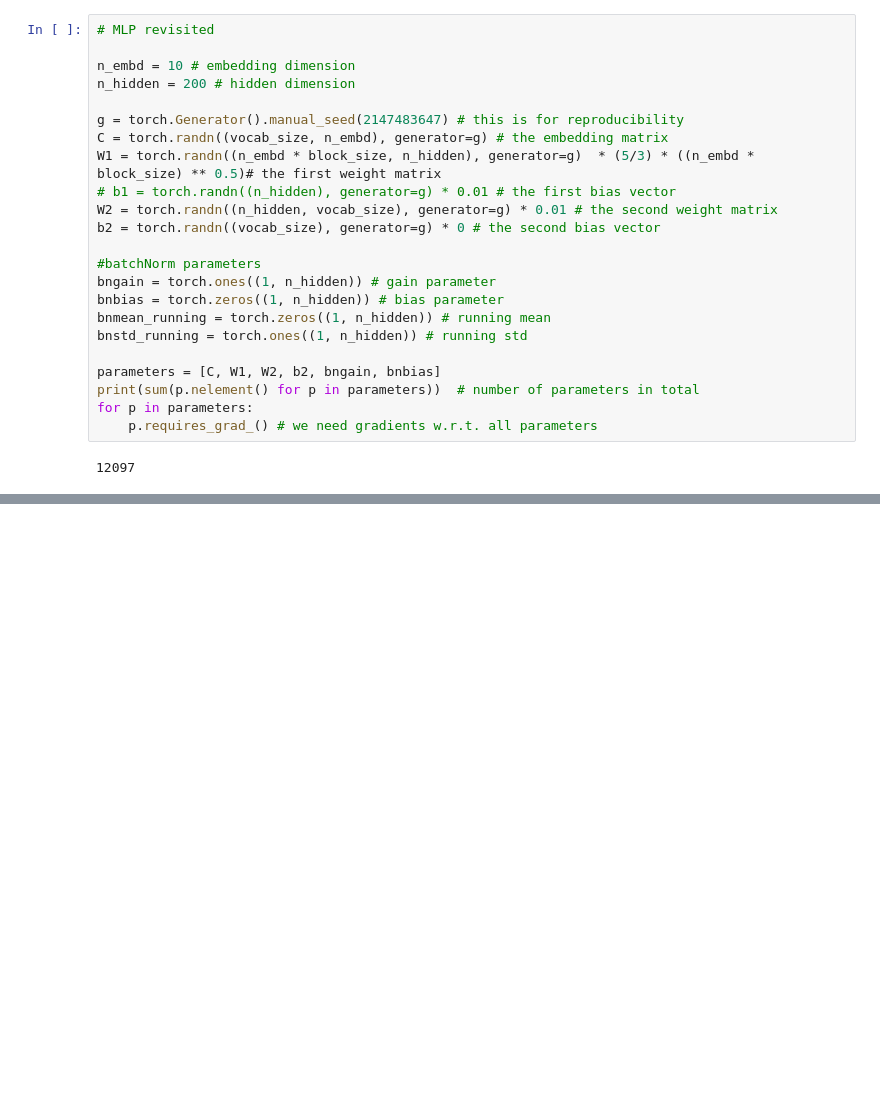
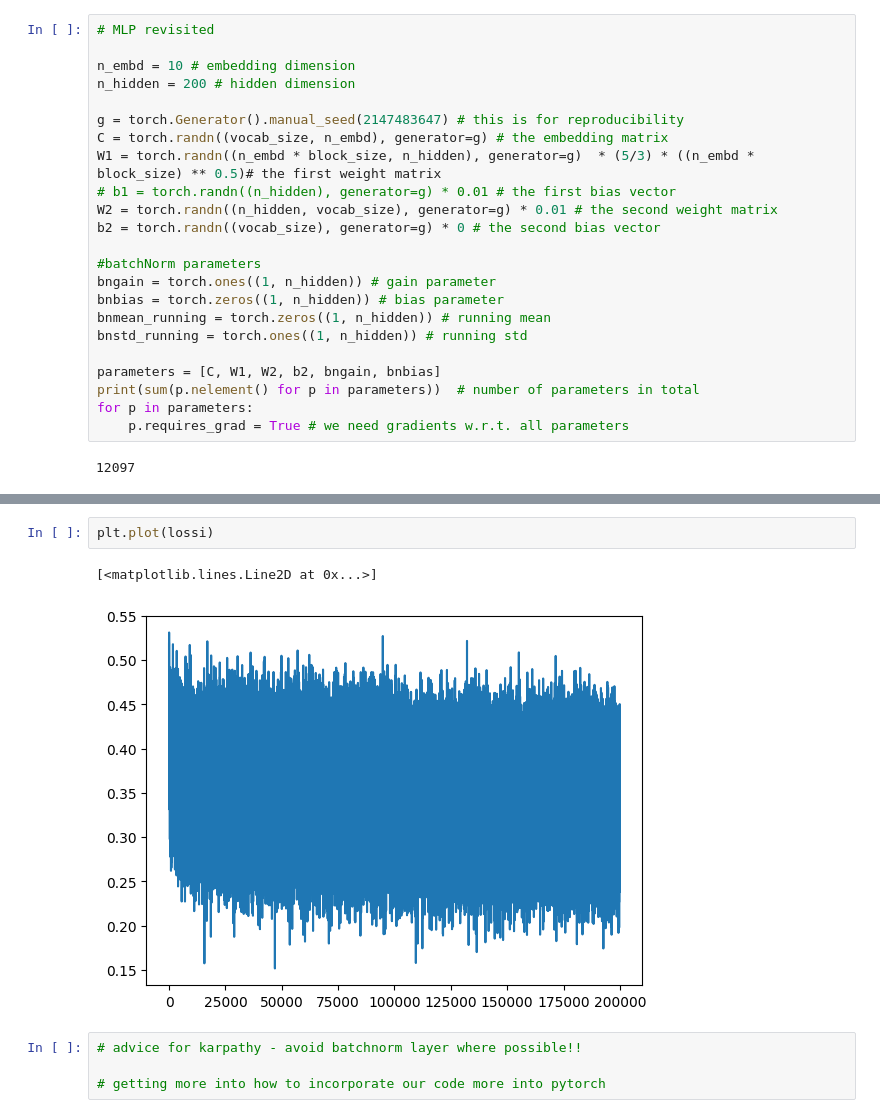
Before and after one commit to 0xalphaprime/neural-networks, a Jupyter notebook: nn-makemore-3.ipynb, the cells around one changed output, grey strips where cells are left out. Drawn from its saved outputs; the diff is of its cells as text; blank space fills up the shorter version.

Commit message:
makemore-3 karpathy

```diff
--- a/nn-makemore-3.ipynb
+++ b/nn-makemore-3.ipynb
@@ -107,7 +107,7 @@ bnstd_running = torch.ones((1, n_hidden)) # running std
 parameters = [C, W1, W2, b2, bngain, bnbias]
 print(sum(p.nelement() for p in parameters))  # number of parameters in total
 for p in parameters:
-    p.requires_grad_() # we need gradients w.r.t. all parameters
+    p.requires_grad = True # we need gradients w.r.t. all parameters
 # %% [output]
 12097
 # %%
@@ -158,0 +181,9 @@ TypeError: unsupported operand type(s) for *: 'float' and 'NoneType'
+# %%
+plt.plot(lossi)
+# %% [output]
+[<matplotlib.lines.Line2D at 0x...>]
+[figure, added]
+# %%
+# advice for karpathy - avoid batchnorm layer where possible!!
+
+# getting more into how to incorporate our code more into pytorch
```
Also changed, not shown: parts of 1 cell of this notebook.
